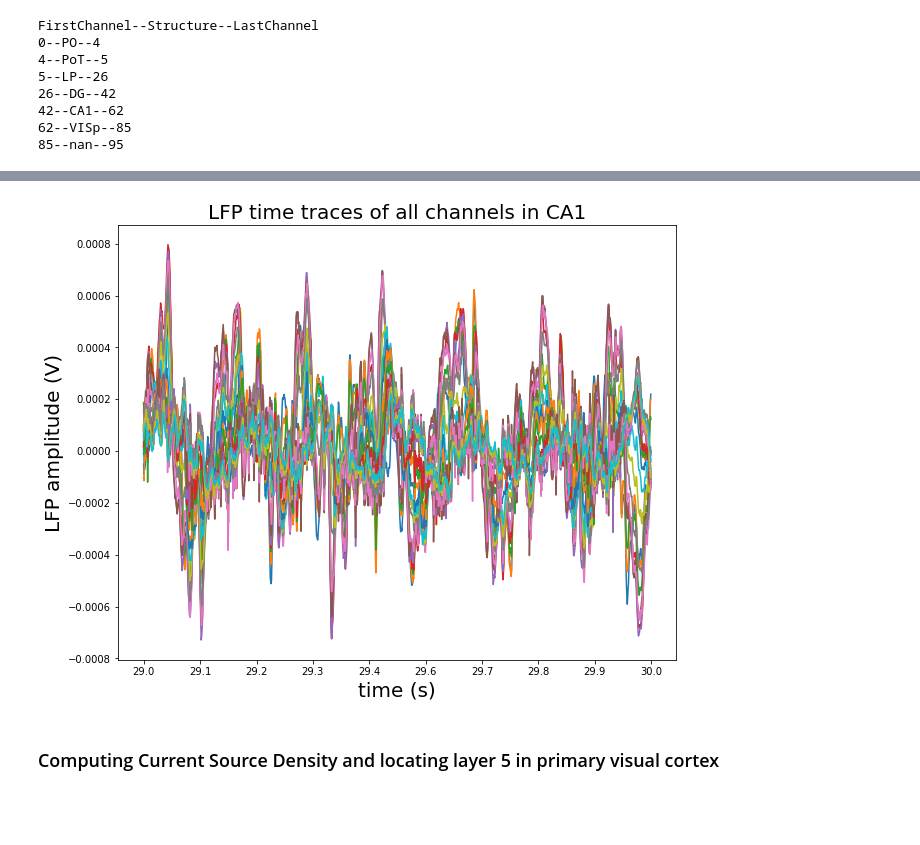
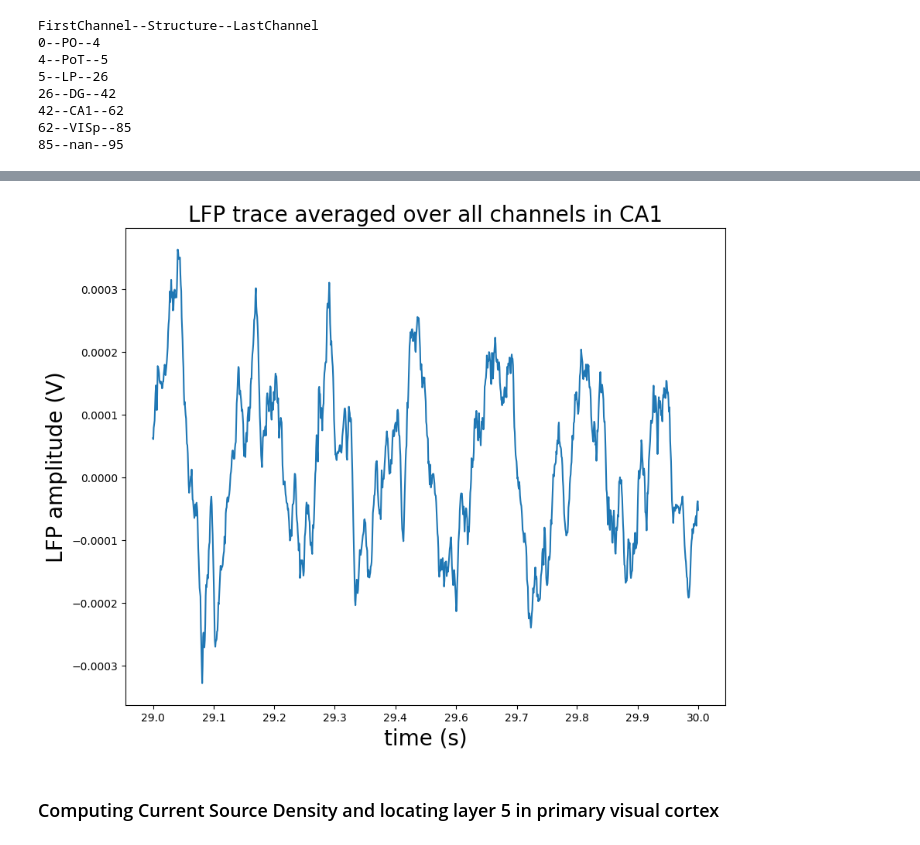
Before and after one commit to ikharitonov/allen-neuropixel-LFPs, a Jupyter notebook: session_715093703.ipynb, the cells around one changed output, grey strips where cells are left out. Saved outputs shown, nothing was run; the diff lists cells and outputs as text; code cells hidden in the pictures; blank space fills up the shorter version.

```diff
--- a/session_715093703.ipynb
+++ b/session_715093703.ipynb
@@ -8,7 +8,7 @@ from pathlib import Path
 
 from allensdk.brain_observatory.ecephys.ecephys_project_cache import EcephysProjectCache
 # %%
-output_dir = Path.home() / 'Desktop' / 'ecephys_data'
+output_dir = Path.home() / 'Desktop' / 'disk1' / 'ecephys_data'
 
 cache = EcephysProjectCache.from_warehouse(manifest=output_dir / 'manifest.json')
 # %%
@@ -157,28 +157,29 @@ plt.show()
 # %%
-i = 4
+str_num = 4 # number of the structure from above (e.g. CA1 = 4th)
 
 lfp_slice = lfp.sel(time=slice(29,30))
 
-time_range = [100,300]
-visp_traces = lfp_slice[:,intervals[i]:intervals[i+1]]
+structure_traces = lfp_slice[:,intervals[str_num]:intervals[str_num+1]] # selecting all the timepoints in lfp_slice and channels within the range of i-th structure
+
+mean_structure_trace = structure_traces.data.mean(axis=1)
 
 plt.figure(figsize=(10,8))
-plt.plot(visp_traces)
+plt.plot(mean_structure_trace)
 
 # Plotting time instead of samples on x-axis
 num_time_labels = 10
 time_label_indices = np.around(np.linspace(1, len(lfp_slice["time"]), num_time_labels)).astype(int) - 1
 time_labels = np.around(lfp_slice["time"][time_label_indices].data, decimals=1)
 plt.gca().set_xticks(time_label_indices + 0.5)
 plt.gca().set_xticklabels(time_labels)
 plt.gca().set_xlabel("time (s)", fontsize=20)
 plt.gca().set_ylabel("LFP amplitude (V)", fontsize=20)
 
-plt.title(f'LFP time traces of all channels in {structure_acronyms[i]}', fontsize=20)
+plt.title(f'LFP trace averaged over all channels in {structure_acronyms[i]}', fontsize=20)
 
 plt.show()
 # %% [output]
-[figure, old version]
+[figure, new version]
 # %% [markdown]
 ### Computing Current Source Density and locating layer 5 in primary visual cortex
 # %%
```
Also changed, not shown: parts of 5 cells of this notebook.
